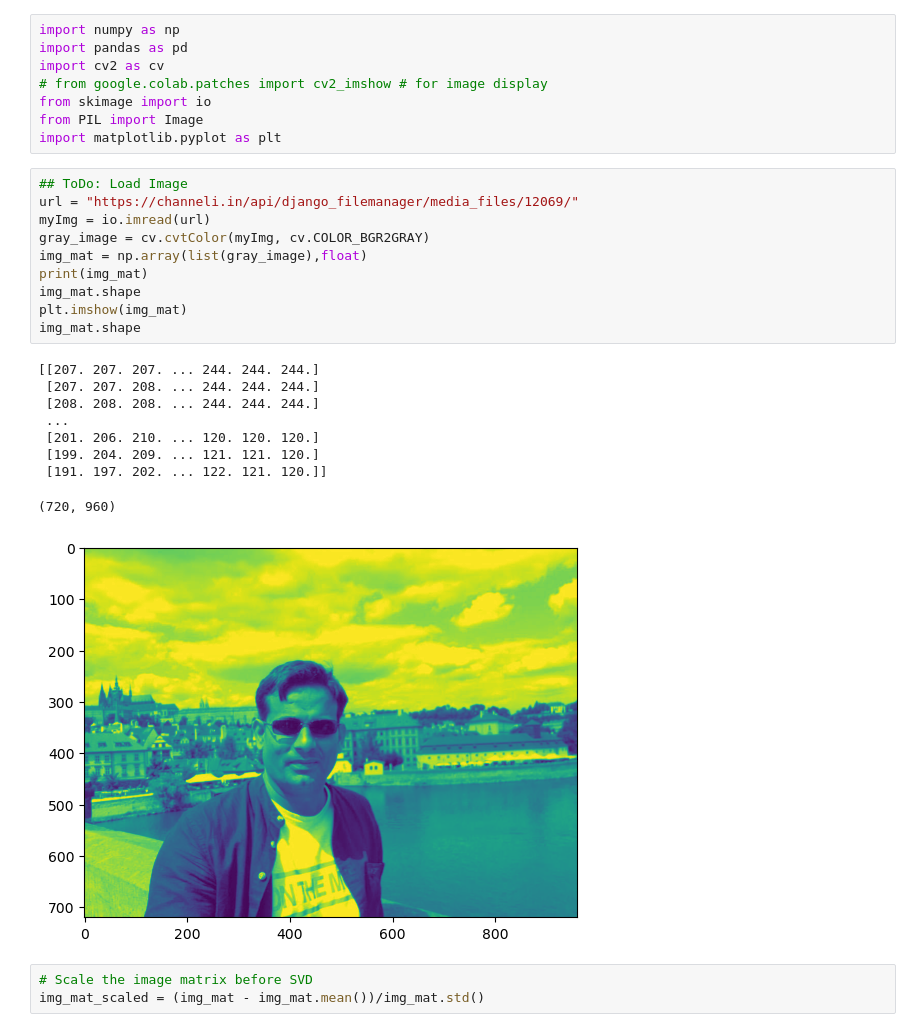
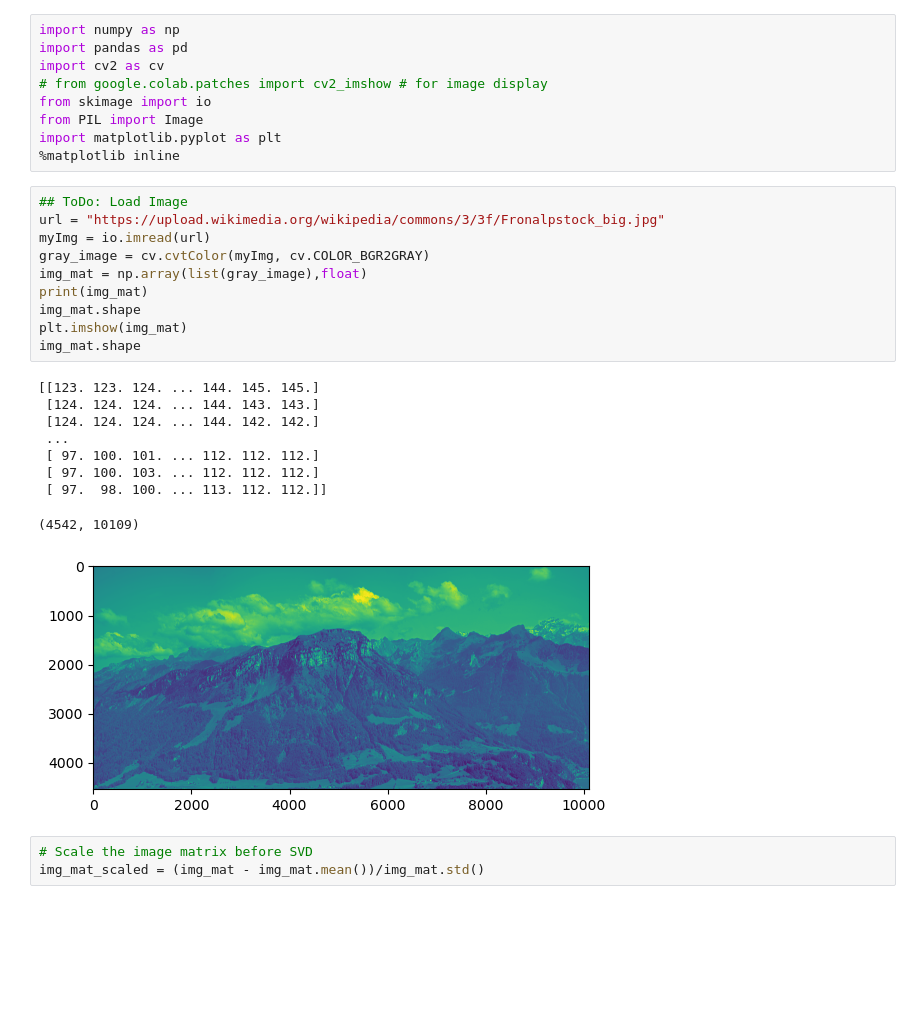
Before and after one commit to RadhaRamanJha/MLmath, a Jupyter notebook: svd_image_low_rank.ipynb, the cells around one changed output. Drawn from its saved outputs; the diff is of its cells as text; blank space fills up the shorter version.

Commit message:
Modified SVD image

```diff
--- a/svd_image_low_rank.ipynb
+++ b/svd_image_low_rank.ipynb
@@ -6,26 +6,27 @@ import cv2 as cv
 from skimage import io
 from PIL import Image
 import matplotlib.pyplot as plt
+%matplotlib inline
 # %%
 ## ToDo: Load Image
-url = "https://channeli.in/api/django_filemanager/media_files/12069/"
+url = "https://upload.wikimedia.org/wikipedia/commons/3/3f/Fronalpstock_big.jpg"
 myImg = io.imread(url)
 gray_image = cv.cvtColor(myImg, cv.COLOR_BGR2GRAY)
 img_mat = np.array(list(gray_image),float)
 print(img_mat)
 img_mat.shape
 plt.imshow(img_mat)
 img_mat.shape
 # %% [output]
-[[207. 207. 207. ... 244. 244. 244.]
- [207. 207. 208. ... 244. 244. 244.]
- [208. 208. 208. ... 244. 244. 244.]
+[[123. 123. 124. ... 144. 145. 145.]
+ [124. 124. 124. ... 144. 143. 143.]
+ [124. 124. 124. ... 144. 142. 142.]
  ...
- [201. 206. 210. ... 120. 120. 120.]
- [199. 204. 209. ... 121. 121. 120.]
- [191. 197. 202. ... 122. 121. 120.]]
+ [ 97. 100. 101. ... 112. 112. 112.]
+ [ 97. 100. 103. ... 112. 112. 112.]
+ [ 97.  98. 100. ... 113. 112. 112.]]
-(720, 960)
+(4542, 10109)
-[figure, old version]
+[figure, new version]
 # %%
 # Scale the image matrix before SVD
 img_mat_scaled = (img_mat - img_mat.mean())/img_mat.std()
```
Also changed, not shown: parts of 6 cells of this notebook.
